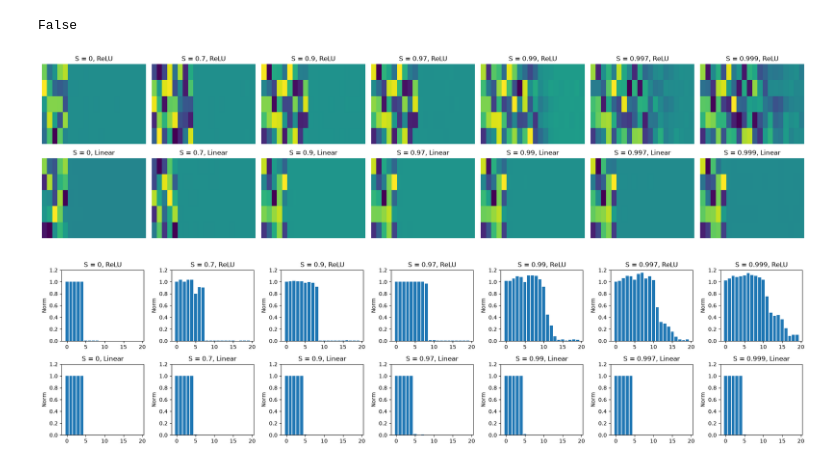
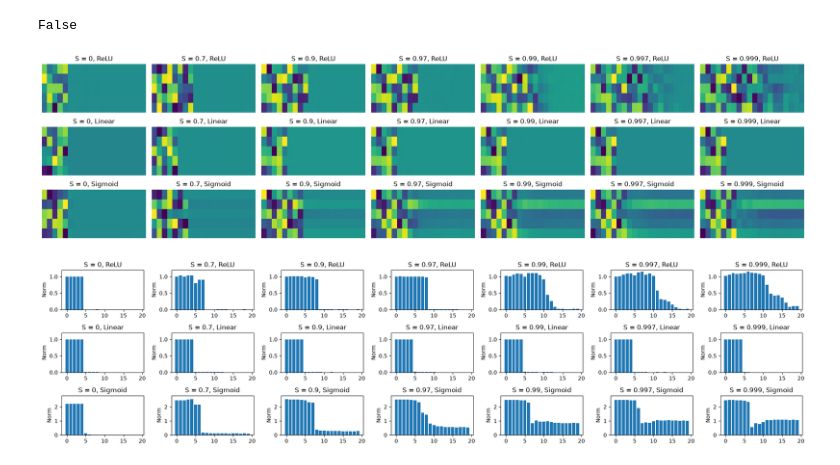
Before and after one commit to HtetMyatAungg/Toy-Model-Superposition-Replication, a Jupyter notebook: superposition.ipynb, the cells around one changed output. Cells and saved outputs as stored; diff of their text form; code cells hidden in the pictures.

Commit message:
Add Sigmoid model test, WTW matrix figure, finished README

```diff
--- a/superposition.ipynb
+++ b/superposition.ipynb
@@ -164,3 +164,14 @@ for S in S_list:
 0.999 7.087711856001988e-05
 0.999 8.57753911986947e-05
 0.999 0.00014146833564154804
+# %%
+sigmoid = {}
+for S in S_list:
+    for i in range(3):  # Run over 3 seeds for each S value
+        model_sigmoid = NeuralNetwork(n, m, nn.Sigmoid())
+        torch.manual_seed(i)  # Set the seed for reproducibility
+        train_model(n, batch_size, S, model_sigmoid, importance)
+        if S == 0.7 and i == 1:  # Store the weights only for the second seed of S=0.7 to avoid overwriting
+            sigmoid[S] = model_sigmoid.weight.detach().clone().numpy()  # Store the weights for S=0.7
+        elif i == 0:  # Store the weights only for the first seed to avoid overwriting
+            sigmoid[S] = model_sigmoid.weight.detach().clone().numpy()  # Store the weights for each S value
@@ -190,23 +219,29 @@ torch.allclose(torch.tensor(relu[0]), torch.tensor(relu[0.999]))  # Check if the
 False
 # %%
 import matplotlib.pyplot as plt
-fig, axs = plt.subplots(2,7, figsize=(20, 5))
+fig, axs = plt.subplots(3,7, figsize=(20, 5))
 for i, S in enumerate(relu.keys()):
     axs[0, i].imshow(relu[S], cmap='viridis', aspect='auto')
     axs[0, i].set_title(f'S = {S}, ReLU')
     axs[0, i].axis('off')
 
     axs[1, i].imshow(linear[S], cmap='viridis', aspect='auto')
     axs[1, i].set_title(f'S = {S}, Linear')
     axs[1, i].axis('off')
 
+    axs[2, i].imshow(sigmoid[S], cmap='viridis', aspect='auto')
+    axs[2, i].set_title(f'S = {S}, Sigmoid')
+    axs[2, i].axis('off')
+
 plt.tight_layout()
 plt.savefig('superposition_weights_map.png')
 plt.show()
 # %% [output]
-[figure, old version]
+[figure, new version]
 # %%
-plt, axs = plt.subplots(2,7, figsize=(20, 5))
+import matplotlib.pyplot as plt
+plt, axs = plt.subplots(3,7, figsize=(20, 5))
+
 for i, S in enumerate(relu.keys()):
     R = torch.linalg.norm(torch.tensor(relu[S]), dim = 0)
     axs[0, i].set_ylim(0, 1.2)
@@ -220,8 +255,14 @@ for i, S in enumerate(relu.keys()):
     axs[1, i].bar(range(len(L)), L)
     axs[1, i].set_title(f'S = {S}, Linear')
     axs[1, i].set_ylabel('Norm')
+
+    Si = torch.linalg.norm(torch.tensor(sigmoid[S]), dim = 0)
+    axs[2, i].set_ylim(0, 2.8)
+    axs[2, i].bar(range(len(Si)), Si)
+    axs[2, i].set_title(f'S = {S}, Sigmoid')
+    axs[2, i].set_ylabel('Norm')
 plt.tight_layout()
-plt.savefig('superposition_weights_bar.png', dpi=300)
+plt.savefig('superposition_weights_bar2.png', dpi=300)
 plt.show()
 # %% [output]
-[figure, old version]
+[figure, new version]
```
Also changed, not shown: parts of 2 cells of this notebook, 4 other files.
